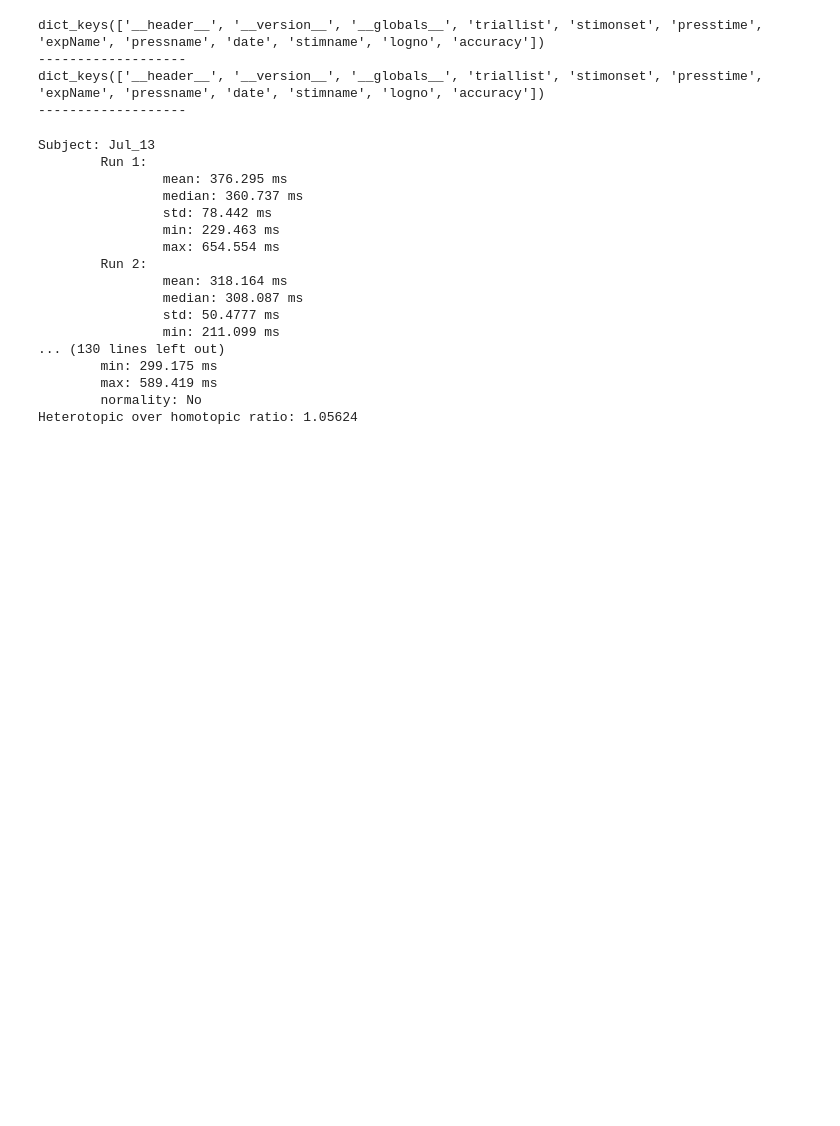
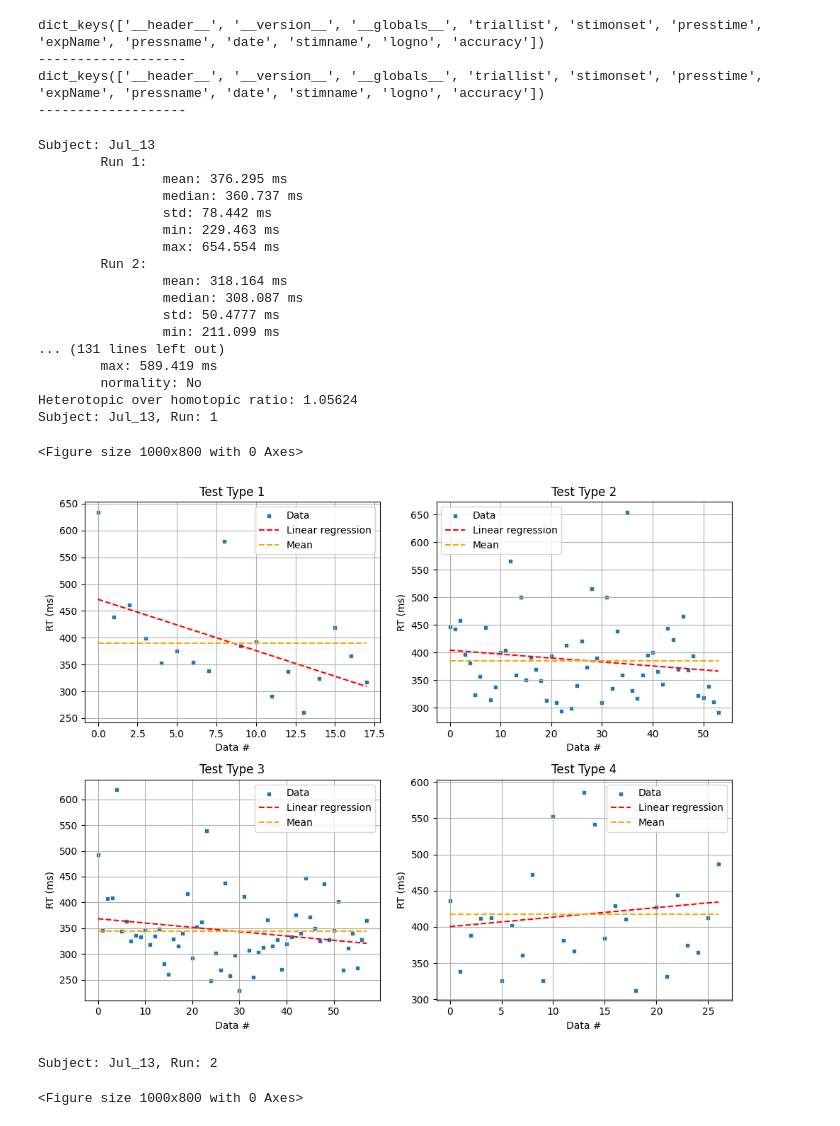
Before and after one commit to SimpingOjou/ConflictAnalysis, a Jupyter notebook: Statistics.ipynb, the cells around one changed output. Saved outputs shown, nothing was run; the diff lists cells and outputs as text; code cells hidden in the pictures; blank space fills up the shorter version.

```diff
--- a/Statistics.ipynb
+++ b/Statistics.ipynb
@@ -177,32 +177,41 @@ dict_keys(['__header__', '__version__', '__globals__', 'triallist', 'stimonset',
 bft = Features(box_dataset, only_physiological=True)
 bft.calculate_single_run_features()
 bft.calculate_single_run_features_by_type()
 bft.calculate_subject_features()
 bft.calculate_subject_features_by_type()
 bft.calculate_overall_features()
 bft.calculate_overall_features_by_type()
 
 bft.print_single_run_features()
 bft.print_single_run_features_by_type()
 bft.print_subject_features()
 bft.print_subject_features_by_type()
 bft.print_overall_features()
 bft.print_overall_features_by_type()
+
+bft_plotter = FeaturePlotter(bft)
+bft_plotter.plot_single_run_features_by_type()
+bft_plotter.plot_subject_features_by_type()
+bft_plotter.plot_overall_features_by_type()
 # %% [output]
 Subject: Jul_13
         Run 1:
                 mean: 376.295 ms
                 median: 360.737 ms
                 std: 78.442 ms
                 min: 229.463 ms
                 max: 654.554 ms
         Run 2:
                 mean: 318.164 ms
                 median: 308.087 ms
                 std: 50.4777 ms
                 min: 211.099 ms
-... (130 lines left out)
-        min: 299.175 ms
+... (131 lines left out)
         max: 589.419 ms
         normality: No
 Heterotopic over homotopic ratio: 1.05624
+Subject: Jul_13, Run: 1
+<Figure size 1000x800 with 0 Axes>
+[figure, added]
+Subject: Jul_13, Run: 2
+<Figure size 1000x800 with 0 Axes>
```
Also changed, not shown: parts of 2 cells of this notebook, 1 other file.
